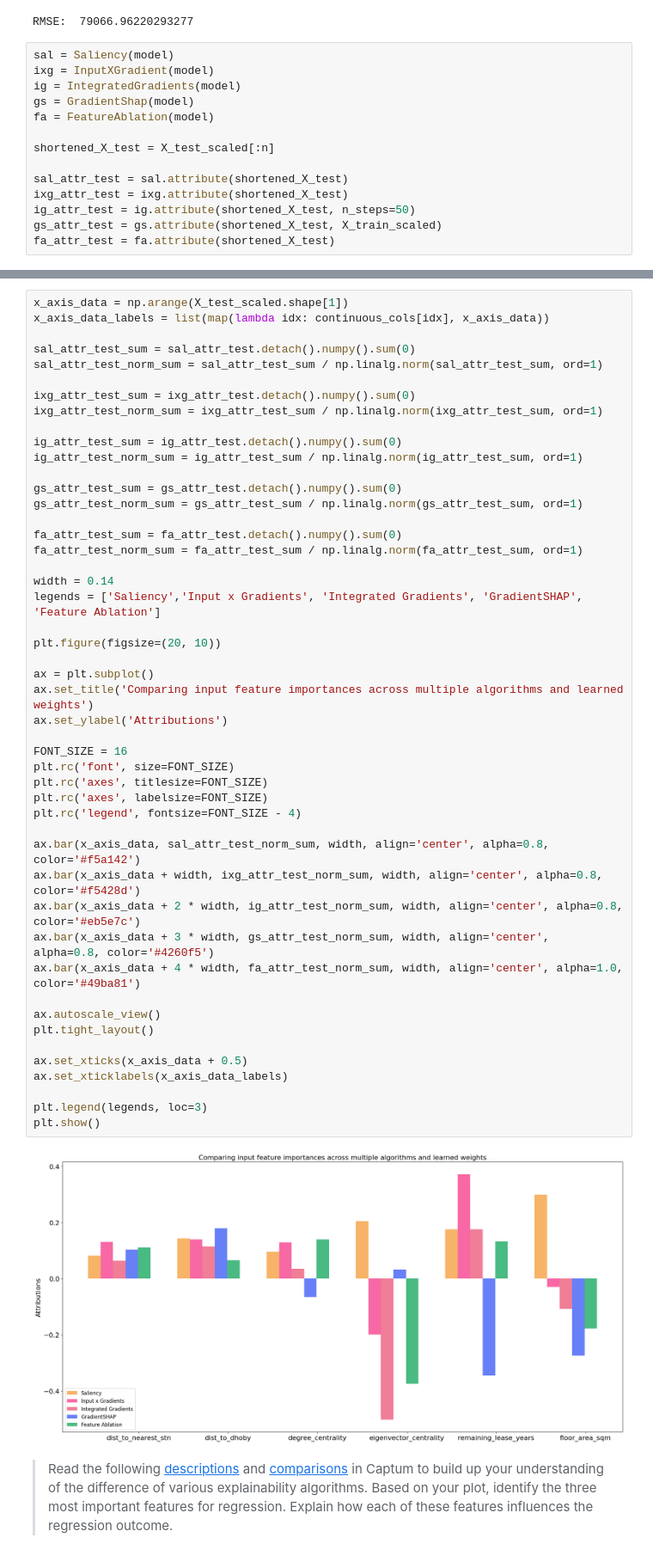
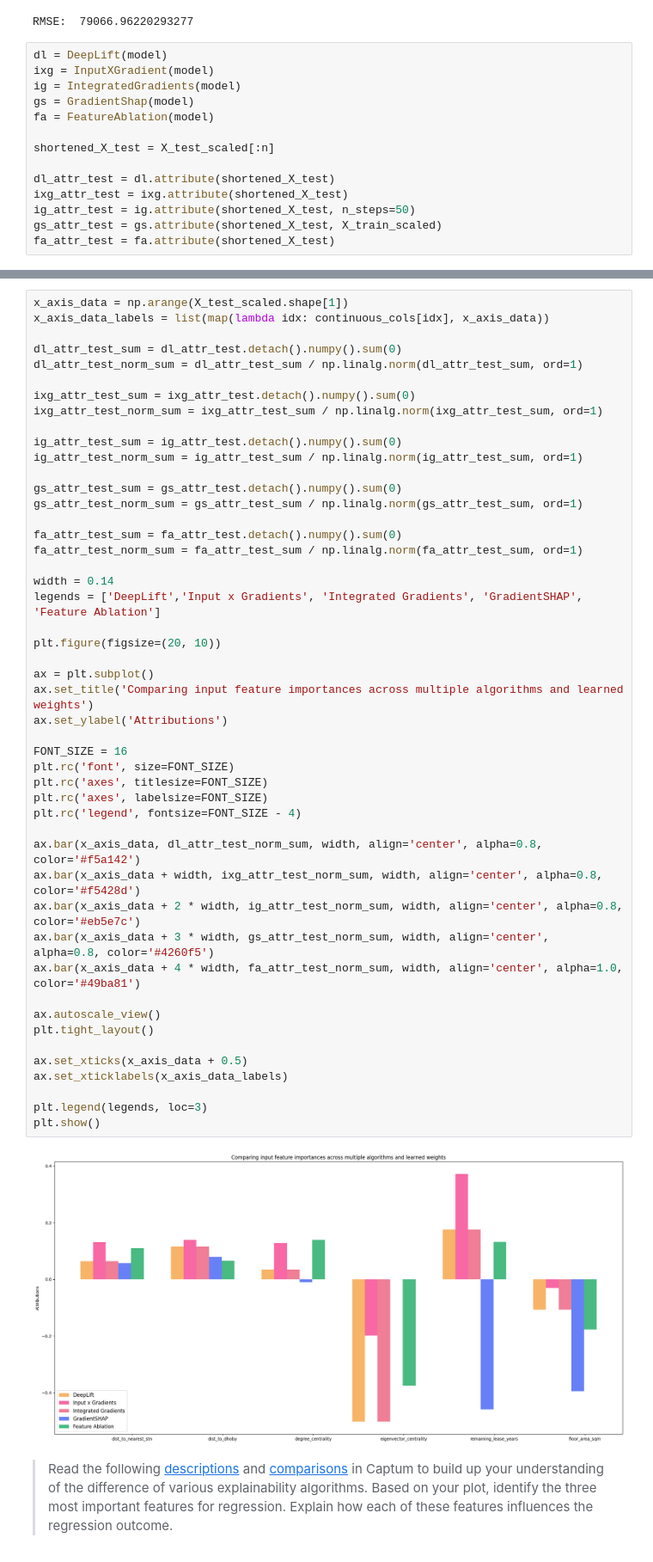
Before and after one commit to yukiwukii/imdb-with-transformer, a Jupyter notebook: Assignment1/Wangsajaya Nadya Yuki_PartB.ipynb, the cells around one changed output, grey strips where cells are left out. Shown at 86% size. Saved outputs shown, nothing was run; the diff lists cells and outputs as text.

```diff
--- a/Assignment1/Yuki_PartB.ipynb
+++ b/Assignment1/Wangsajaya Nadya Yuki_PartB.ipynb
@@ -376,7 +412,7 @@ print('RMSE: ', err)
 # %% [output]
 RMSE:  79066.96220293277
 # %%
-sal = Saliency(model)
+dl = DeepLift(model)
 ixg = InputXGradient(model)
 ig = IntegratedGradients(model)
 gs = GradientShap(model)
@@ -384,7 +420,7 @@ fa = FeatureAblation(model)
 
 shortened_X_test = X_test_scaled[:n]
 
-sal_attr_test = sal.attribute(shortened_X_test)
+dl_attr_test = dl.attribute(shortened_X_test)
 ixg_attr_test = ixg.attribute(shortened_X_test)
 ig_attr_test = ig.attribute(shortened_X_test, n_steps=50)
 gs_attr_test = gs.attribute(shortened_X_test, X_train_scaled)
@@ -393,8 +432,8 @@ fa_attr_test = fa.attribute(shortened_X_test)
 x_axis_data = np.arange(X_test_scaled.shape[1])
 x_axis_data_labels = list(map(lambda idx: continuous_cols[idx], x_axis_data))
 
-sal_attr_test_sum = sal_attr_test.detach().numpy().sum(0)
-sal_attr_test_norm_sum = sal_attr_test_sum / np.linalg.norm(sal_attr_test_sum, ord=1)
+dl_attr_test_sum = dl_attr_test.detach().numpy().sum(0)
+dl_attr_test_norm_sum = dl_attr_test_sum / np.linalg.norm(dl_attr_test_sum, ord=1)
 
 ixg_attr_test_sum = ixg_attr_test.detach().numpy().sum(0)
 ixg_attr_test_norm_sum = ixg_attr_test_sum / np.linalg.norm(ixg_attr_test_sum, ord=1)
@@ -409,36 +448,36 @@ fa_attr_test_sum = fa_attr_test.detach().numpy().sum(0)
 fa_attr_test_norm_sum = fa_attr_test_sum / np.linalg.norm(fa_attr_test_sum, ord=1)
 
 width = 0.14
-legends = ['Saliency','Input x Gradients', 'Integrated Gradients', 'GradientSHAP', 'Feature Ablation']
+legends = ['DeepLift','Input x Gradients', 'Integrated Gradients', 'GradientSHAP', 'Feature Ablation']
 
 plt.figure(figsize=(20, 10))
 
 ax = plt.subplot()
 ax.set_title('Comparing input feature importances across multiple algorithms and learned weights')
 ax.set_ylabel('Attributions')
 
 FONT_SIZE = 16
 plt.rc('font', size=FONT_SIZE)
 plt.rc('axes', titlesize=FONT_SIZE)
 plt.rc('axes', labelsize=FONT_SIZE)
 plt.rc('legend', fontsize=FONT_SIZE - 4)
 
-ax.bar(x_axis_data, sal_attr_test_norm_sum, width, align='center', alpha=0.8, color='#f5a142')
+ax.bar(x_axis_data, dl_attr_test_norm_sum, width, align='center', alpha=0.8, color='#f5a142')
 ax.bar(x_axis_data + width, ixg_attr_test_norm_sum, width, align='center', alpha=0.8, color='#f5428d')
 ax.bar(x_axis_data + 2 * width, ig_attr_test_norm_sum, width, align='center', alpha=0.8, color='#eb5e7c')
 ax.bar(x_axis_data + 3 * width, gs_attr_test_norm_sum, width, align='center',  alpha=0.8, color='#4260f5')
 ax.bar(x_axis_data + 4 * width, fa_attr_test_norm_sum, width, align='center', alpha=1.0, color='#49ba81')
 
 ax.autoscale_view()
 plt.tight_layout()
 
 ax.set_xticks(x_axis_data + 0.5)
 ax.set_xticklabels(x_axis_data_labels)
 
 plt.legend(legends, loc=3)
 plt.show()
 # %% [output]
-[figure, old version]
+[figure, new version]
 # %% [markdown]
 > Read the following [descriptions](https://captum.ai/docs/attribution_algorithms) and [comparisons](https://captum.ai/docs/algorithms_comparison_matrix) in Captum to build up your understanding of the difference of various explainability algorithms. Based on your plot, identify the three most important features for regression. Explain how each of these features influences the regression outcome.
 # %% [markdown]
```
Also changed, not shown: parts of 10 cells of this notebook, 15 other files.
